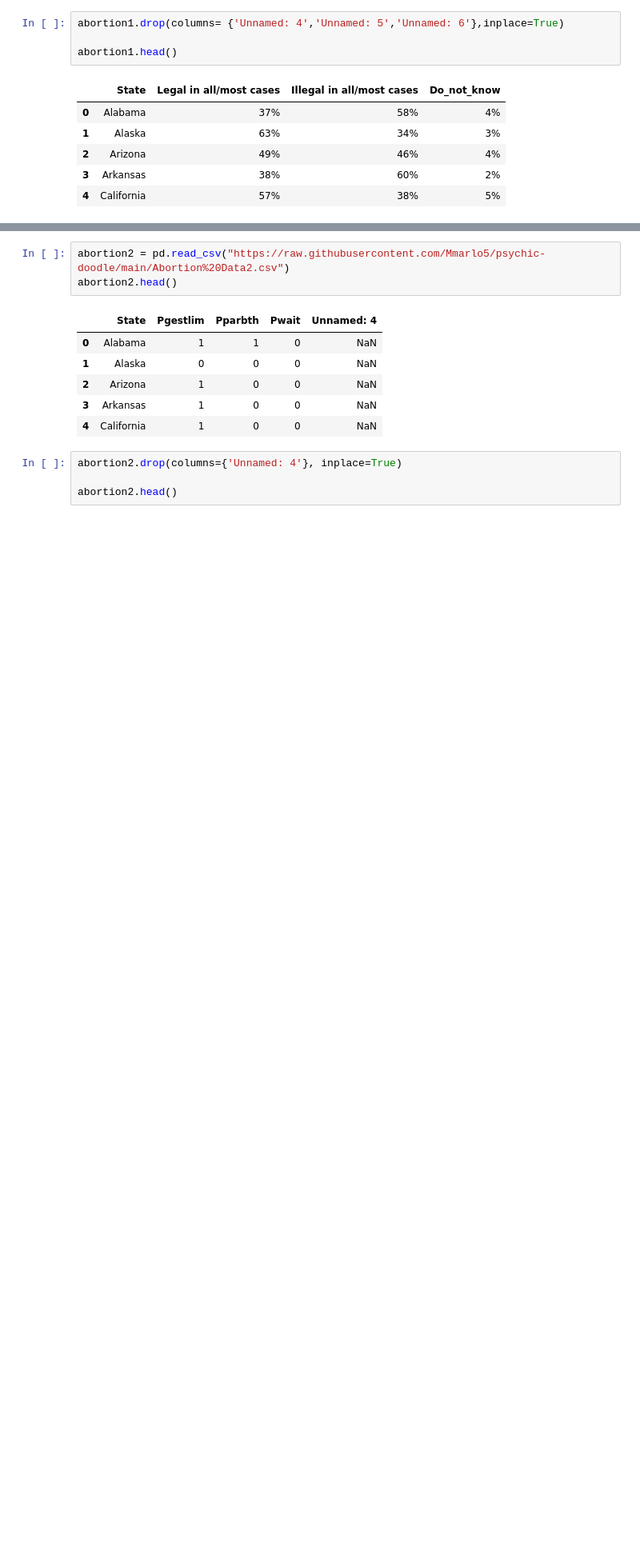
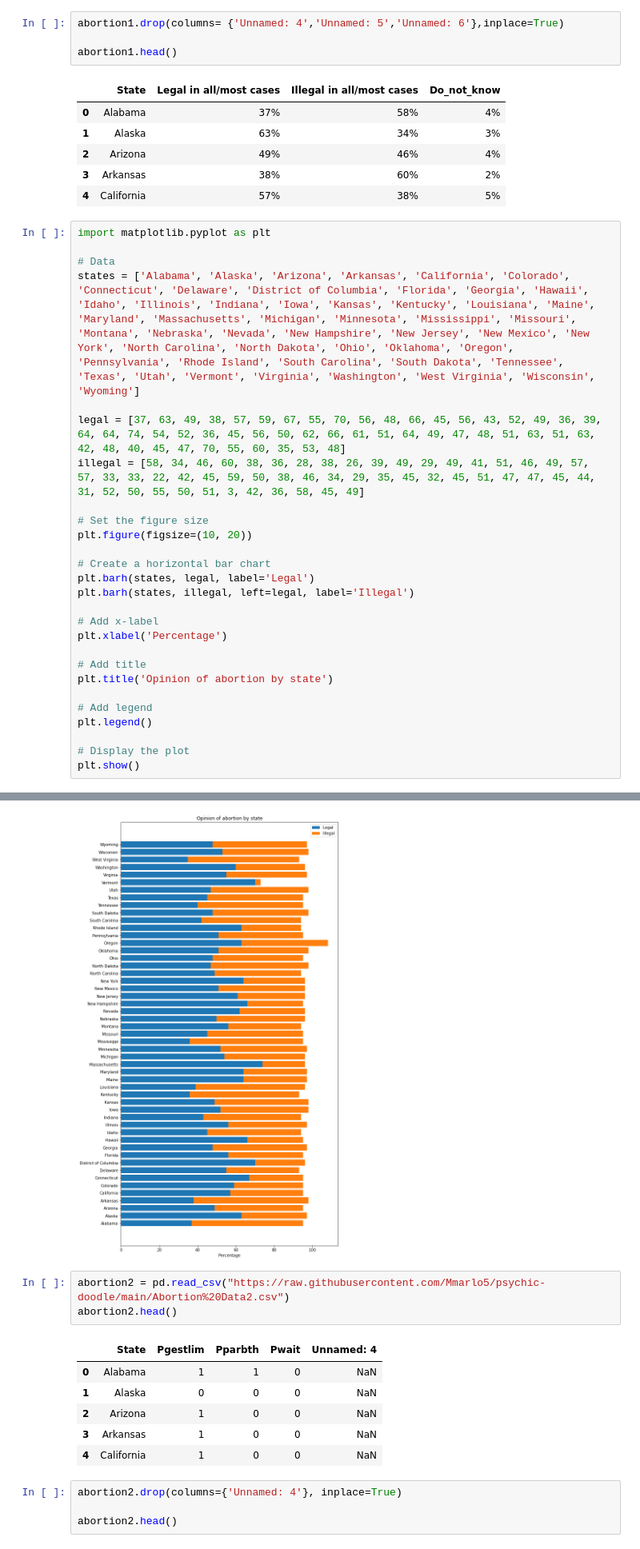
Before and after one commit to Mmarlo5/psychic-doodle, a Jupyter notebook: Problem_Set_3.ipynb, the cells around one changed output, grey strips where cells are left out. Shown at 80% size. Saved outputs shown, nothing was run; the diff lists cells and outputs as text; blank space fills up the shorter version.

```diff
--- a/Problem_Set_3.ipynb
+++ b/Problem_Set_3.ipynb
@@ -111,3 +108,31 @@ abortion1.head()
 | 2 | Arizona | 49% | 46% | 4% |
 | 3 | Arkansas | 38% | 60% | 2% |
 | 4 | California | 57% | 38% | 5% |
+# %%
+import matplotlib.pyplot as plt
+
+# Data
+states = ['Alabama', 'Alaska', 'Arizona', 'Arkansas', 'California', 'Colorado', 'Connecticut', 'Delaware', 'District of Columbia', 'Florida', 'Georgia', 'Hawaii', 'Idaho', 'Illinois', 'Indiana', 'Iowa', 'Kansas', 'Kentucky', 'Louisiana', 'Maine', 'Maryland', 'Massachusetts', 'Michigan', 'Minnesota', 'Mississippi', 'Missouri', 'Montana', 'Nebraska', 'Nevada', 'New Hampshire', 'New Jersey', 'New Mexico', 'New York', 'North Carolina', 'North Dakota', 'Ohio', 'Oklahoma', 'Oregon', 'Pennsylvania', 'Rhode Island', 'South Carolina', 'South Dakota', 'Tennessee', 'Texas', 'Utah', 'Vermont', 'Virginia', 'Washington', 'West Virginia', 'Wisconsin', 'Wyoming']
+
+legal = [37, 63, 49, 38, 57, 59, 67, 55, 70, 56, 48, 66, 45, 56, 43, 52, 49, 36, 39, 64, 64, 74, 54, 52, 36, 45, 56, 50, 62, 66, 61, 51, 64, 49, 47, 48, 51, 63, 51, 63, 42, 48, 40, 45, 47, 70, 55, 60, 35, 53, 48]
+illegal = [58, 34, 46, 60, 38, 36, 28, 38, 26, 39, 49, 29, 49, 41, 51, 46, 49, 57, 57, 33, 33, 22, 42, 45, 59, 50, 38, 46, 34, 29, 35, 45, 32, 45, 51, 47, 47, 45, 44, 31, 52, 50, 55, 50, 51, 3, 42, 36, 58, 45, 49]
+
+# Set the figure size
+plt.figure(figsize=(10, 20))
+
+# Create a horizontal bar chart
+plt.barh(states, legal, label='Legal')
+plt.barh(states, illegal, left=legal, label='Illegal')
+
+# Add x-label
+plt.xlabel('Percentage')
+
+# Add title
+plt.title('Opinion of abortion by state')
+
+# Add legend
+plt.legend()
+
+# Display the plot
+plt.show()
+# %% [output]
@@ -114,3 +145,4 @@ abortion1.head()
+[figure, added]
 # %%
 abortion2 = pd.read_csv("https://raw.githubusercontent.com/Mmarlo5/psychic-doodle/main/Abortion%20Data2.csv")
 abortion2.head()
```
Also changed, not shown: parts of 6 cells of this notebook.
